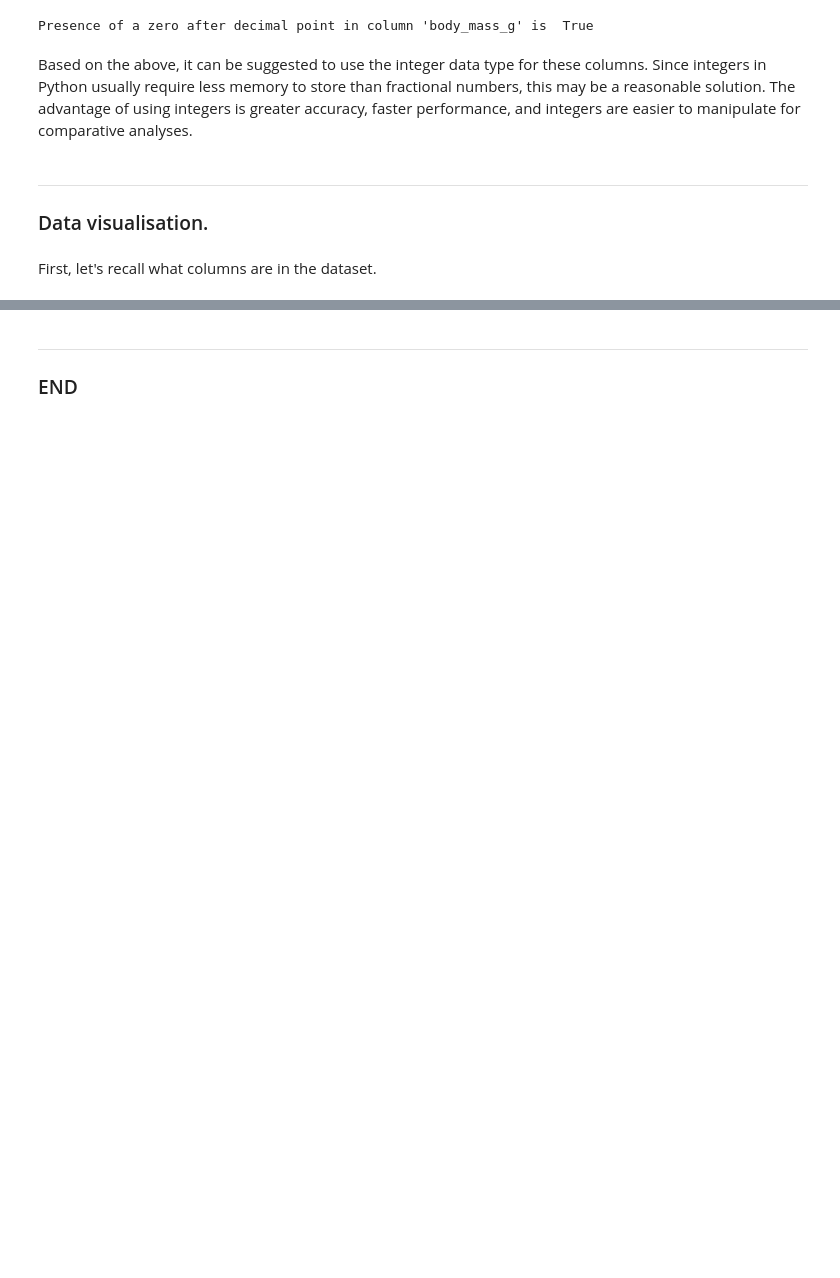
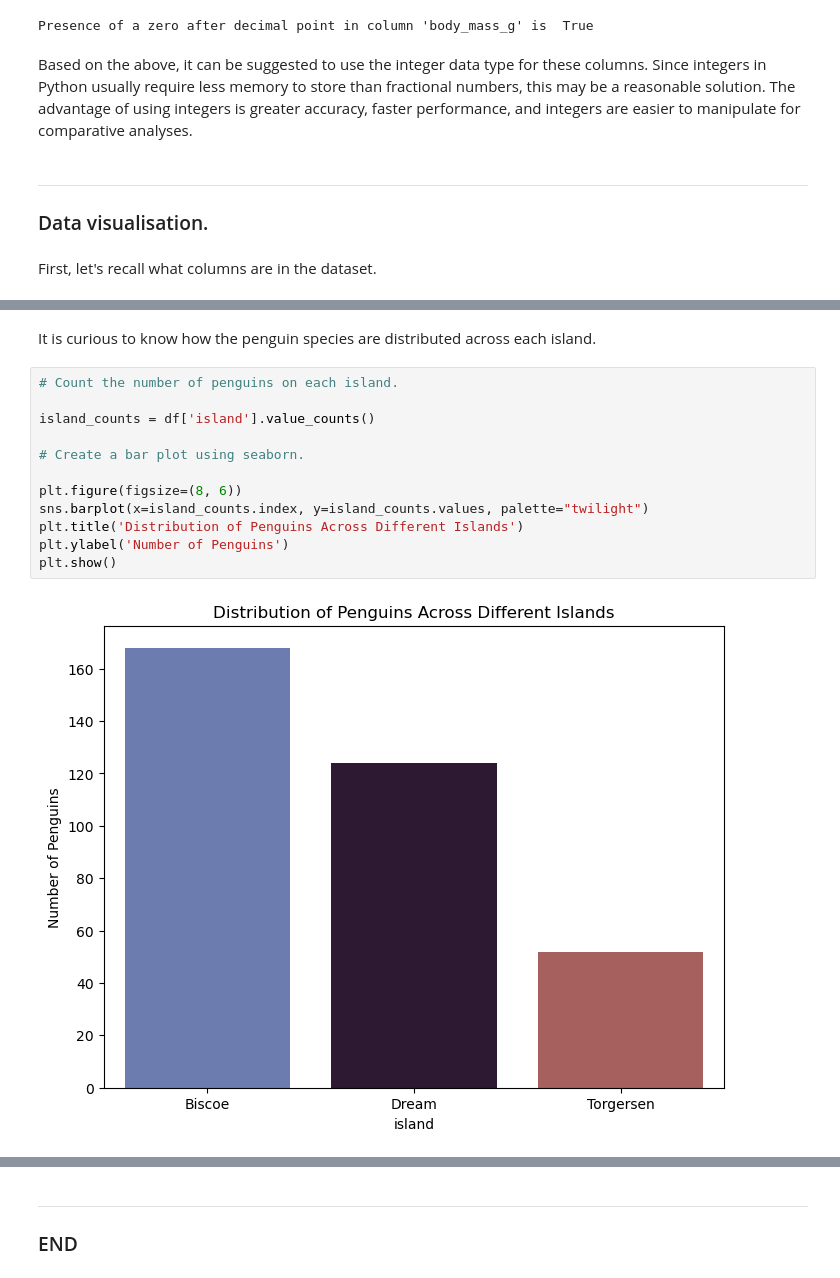
Before and after one commit to YuliiaKharchenko/PofDA-my-work, a Jupyter notebook: penguins.ipynb, the cells around one changed output, grey strips where cells are left out. Drawn from its saved outputs; the diff is of its cells as text; blank space fills up the shorter version.

Commit message:
Work on visualisation

```diff
--- a/penguins.ipynb
+++ b/penguins.ipynb
@@ -237,0 +242,16 @@ Index(['species', 'island', 'bill_length_mm', 'bill_depth_mm',
+# %% [markdown]
+It is curious to know how the penguin species are distributed across each island.
+# %%
+# Count the number of penguins on each island.
+
+island_counts = df['island'].value_counts()
+
+# Create a bar plot using seaborn.
+
+plt.figure(figsize=(8, 6))
+sns.barplot(x=island_counts.index, y=island_counts.values, palette="twilight")
+plt.title('Distribution of Penguins Across Different Islands')
+plt.ylabel('Number of Penguins')
+plt.show()
+# %% [output]
+[figure, added]
```
Also changed, not shown: parts of 7 cells of this notebook.
